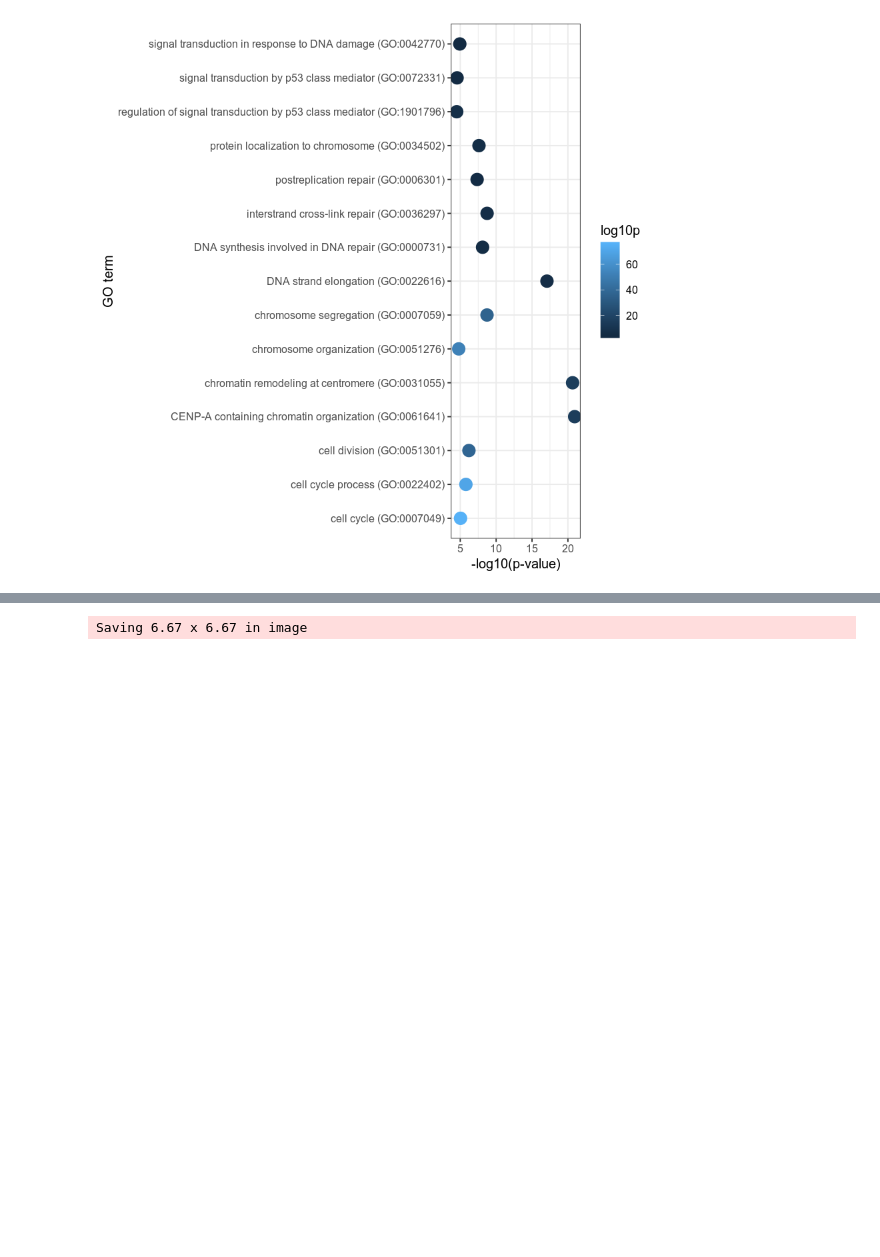
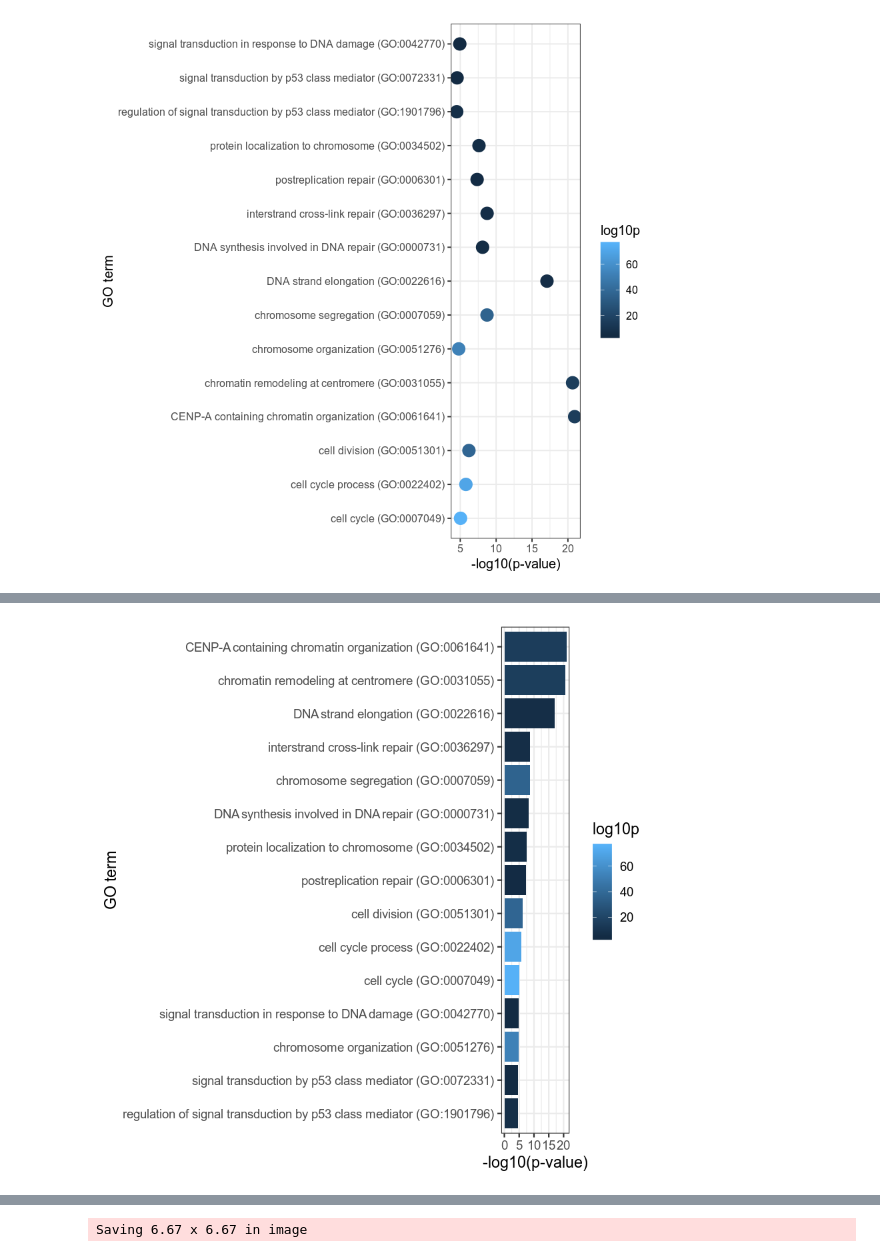
Before and after one commit to saketkc/2019_radiation_gbm, a Jupyter notebook: notebooks/01.OntologyFigures.ipynb, the cells around one changed output, grey strips where cells are left out. Saved outputs shown, nothing was run; the diff lists cells and outputs as text; code cells hidden in the pictures; blank space fills up the shorter version.

```diff
--- a/notebooks/01.OntologyFigures.ipynb
+++ b/notebooks/01.OntologyFigures.ipynb
@@ -74,0 +282,14 @@ Saving 6.67 x 6.67 in image
+# %%
+p_plot <- ggplot(fig1A,  aes_string(x=paste0("reorder(","term",", fold_enrichment)"), y="fold_enrichment", fill="log10p")) +
+geom_col() +
+coord_flip() +
+theme_bw(base_size=14) +
+ylab('-log10(p-value)')+
+xlab('GO term')
+#theme(text=element_text(size=14, family="Arial"))
+
+p_plot
+#ggsave('../Figures/Figure1/Figure1A_bar.pdf')
+ggsave('../Figures/Figure1/Figure1A_bar.pdf', height = 7 , width = 12)
+# %% [output]
+[figure, added]
```
Also changed, not shown: parts of 24 cells of this notebook, 1 other file.
